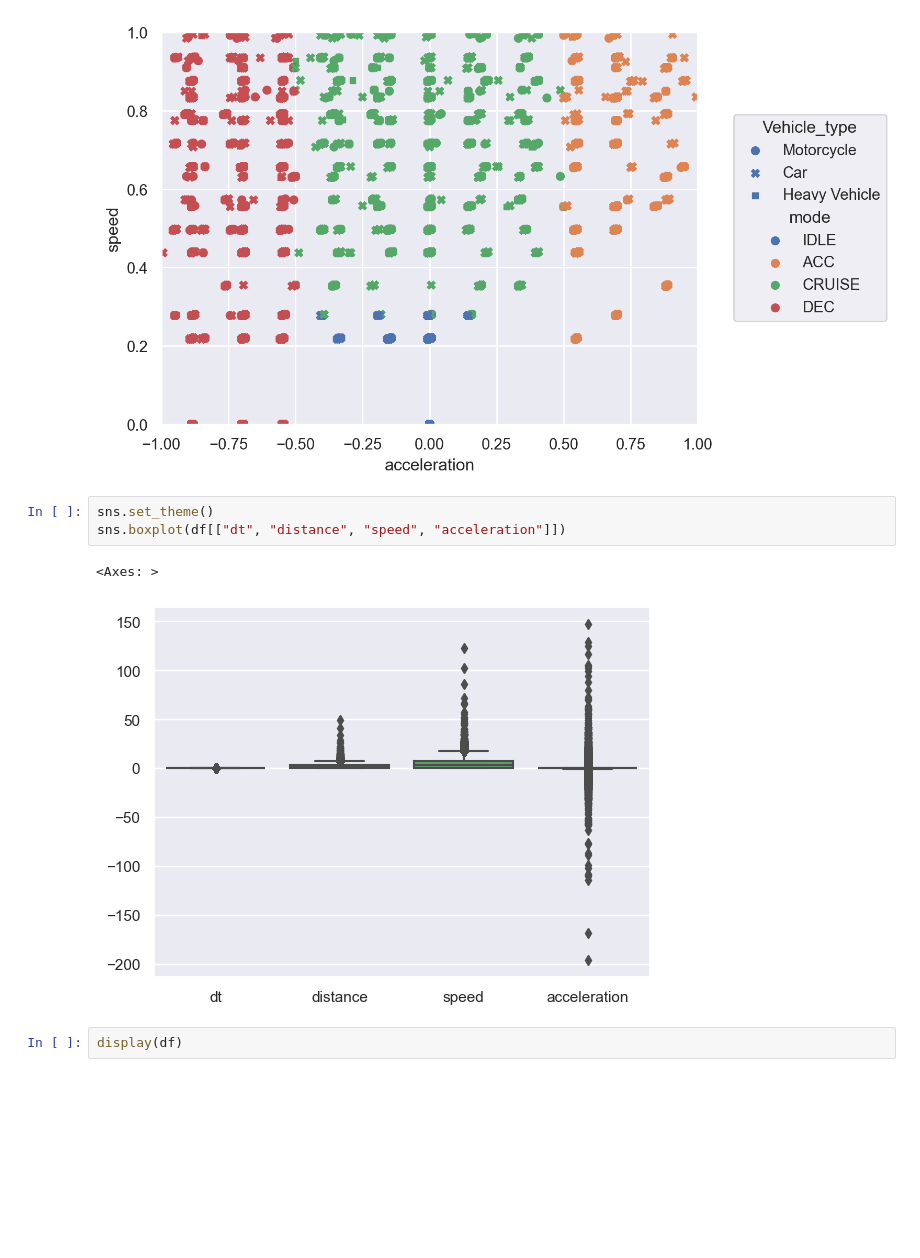
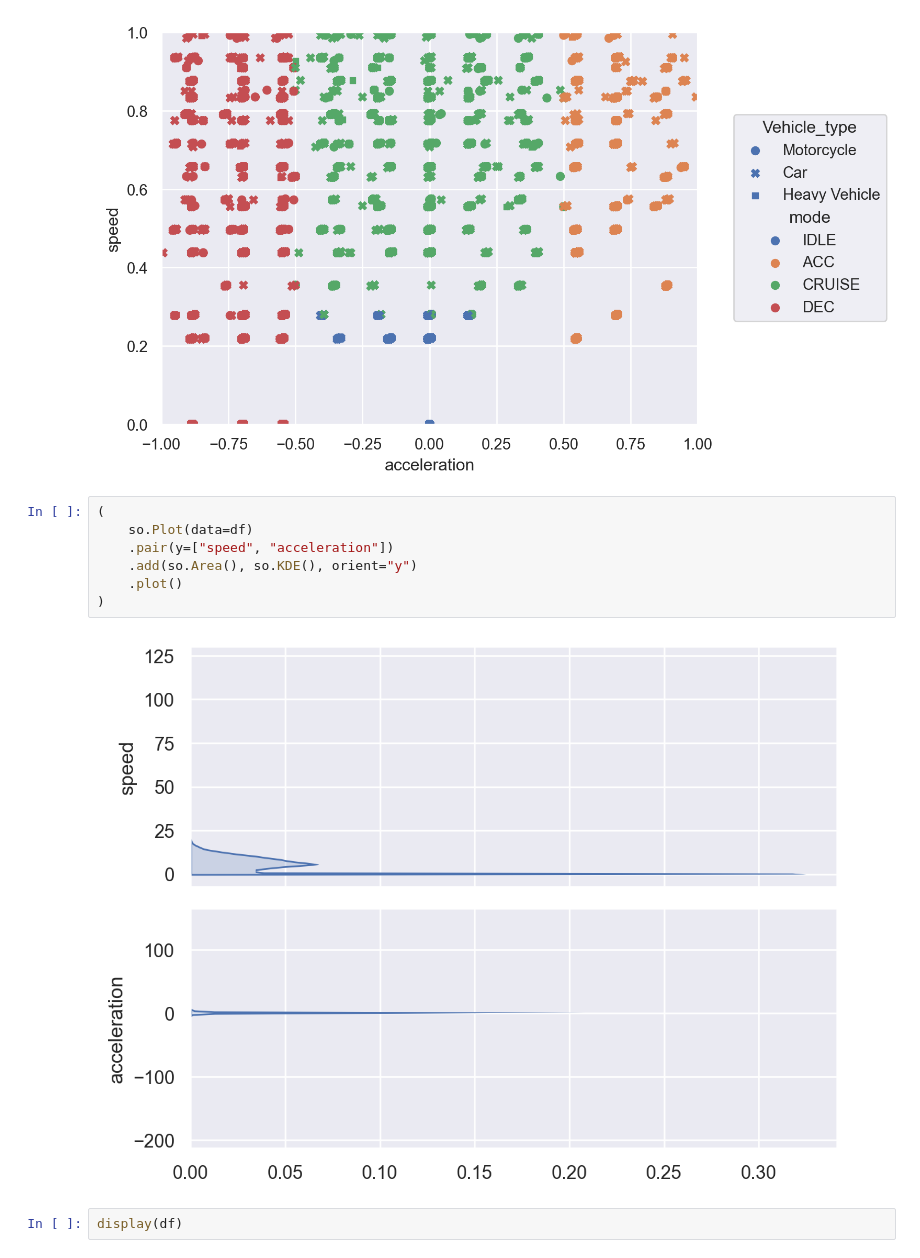
Before and after one commit to s221568/Trafic, a Jupyter notebook: Lab 2/JA.ipynb, the cells around one changed output. Cells and saved outputs as stored; diff of their text form; blank space fills up the shorter version.

```diff
--- a/Lab 2/JA.ipynb
+++ b/Lab 2/JA.ipynb
@@ -94,12 +94,15 @@ Name: count, dtype: int64
 )
 # %% [output]
 [figure]
-# %%
-sns.set_theme()
-sns.boxplot(df[["dt", "distance", "speed", "acceleration"]])
-# %% [output]
-<Axes: >
-[figure, removed]
+# %%
+(
+    so.Plot(data=df)
+    .pair(y=["speed", "acceleration"])
+    .add(so.Area(), so.KDE(), orient="y")
+    .plot()
+)
+# %% [output]
+[figure, added]
 # %%
 display(df)
 # %% [output]
```
Also changed, not shown: parts of 1 cell of this notebook.
